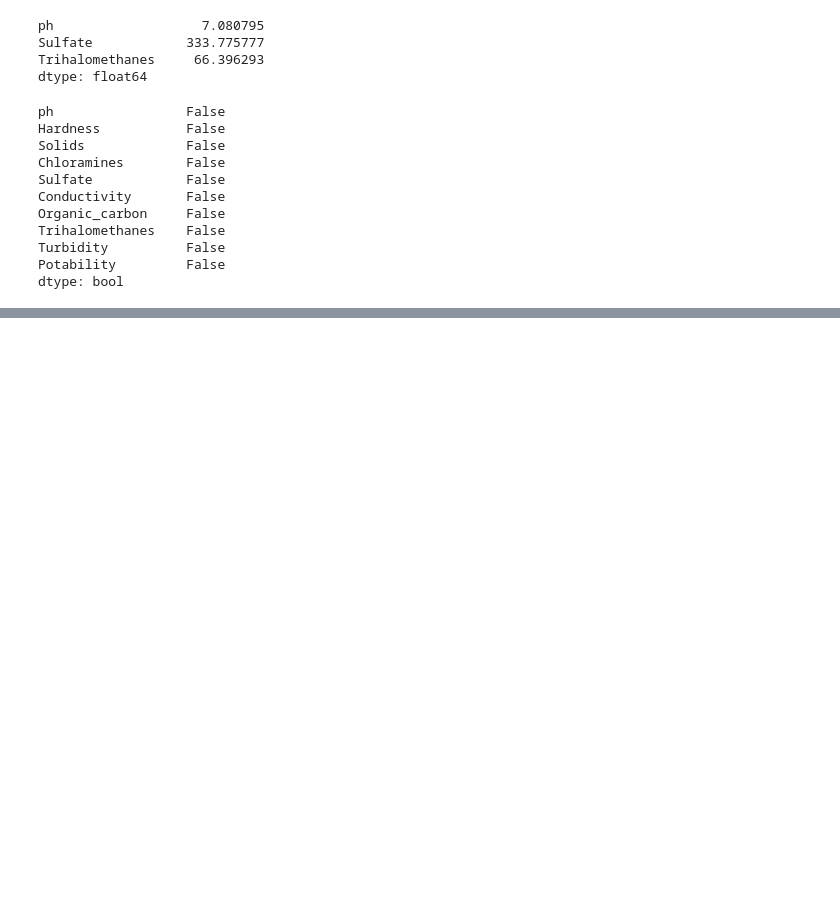
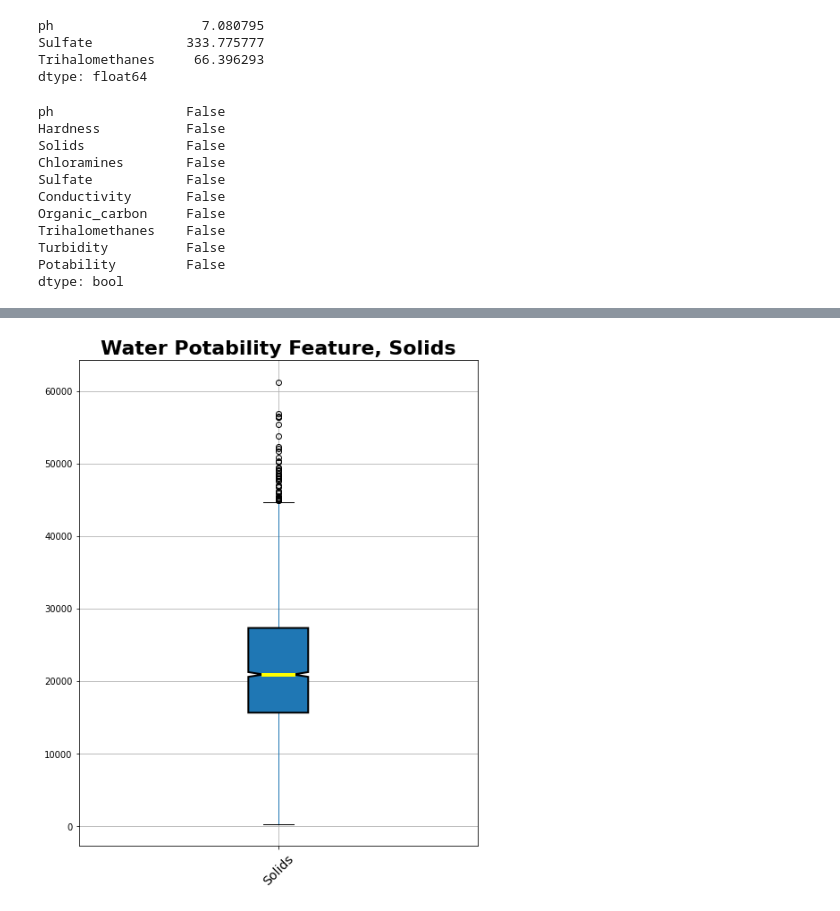
Before and after one commit to jvaug30/Water-Potability, a Jupyter notebook: Water_Potability.ipynb, the cells around one changed output, grey strips where cells are left out. Drawn from its saved outputs; the diff is of its cells as text; code cells hidden in the pictures; blank space fills up the shorter version.

```diff
--- a/Water_Potability.ipynb
+++ b/Water_Potability.ipynb
@@ -109 +129,12 @@ df.describe()
+# %%
+plt.figure(figsize=(8,10))
+df.boxplot(column=['Solids'],
+           notch=True,
+           patch_artist=True,
+           medianprops = dict(linestyle='-', linewidth=4, color='Yellow'),
+           boxprops = dict(linestyle='-', linewidth=2, color='k'))
+plt.xticks(rotation=45, fontsize=14)
+plt.title('Water Potability Feature, Solids', fontsize=22, weight='bold');
+# %% [output]
+[figure, added]
 # %%
```
Also changed, not shown: parts of 9 cells of this notebook.
